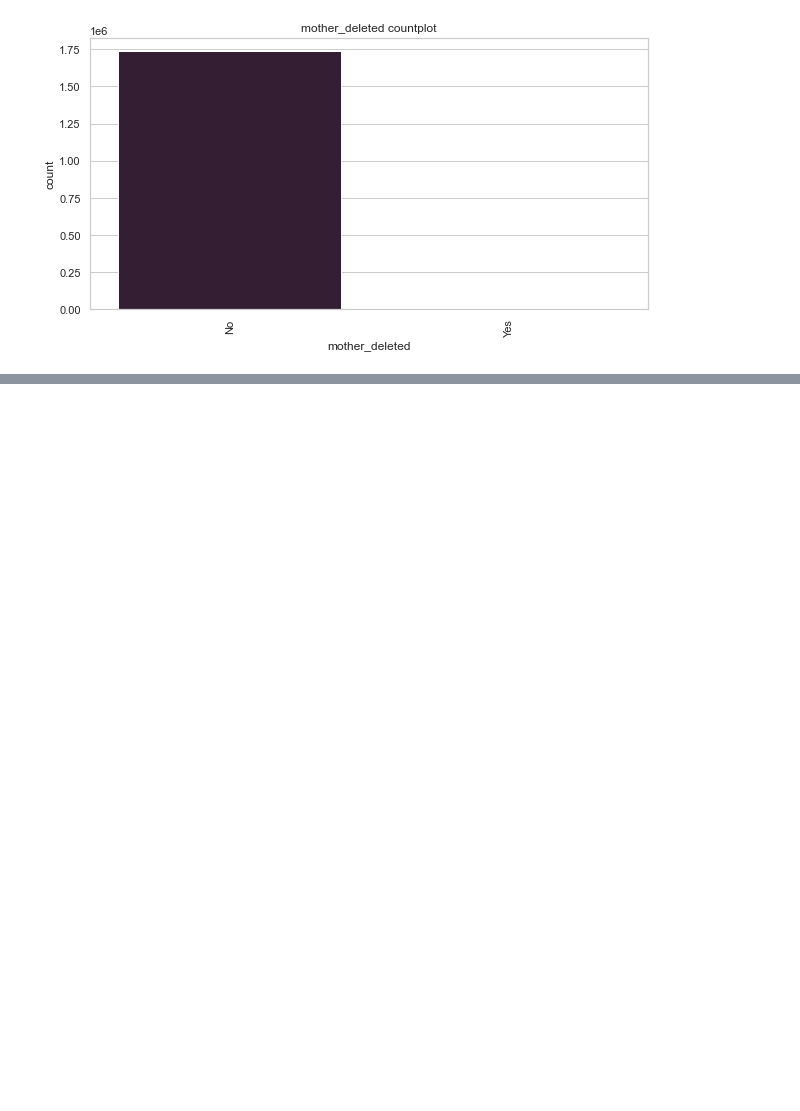
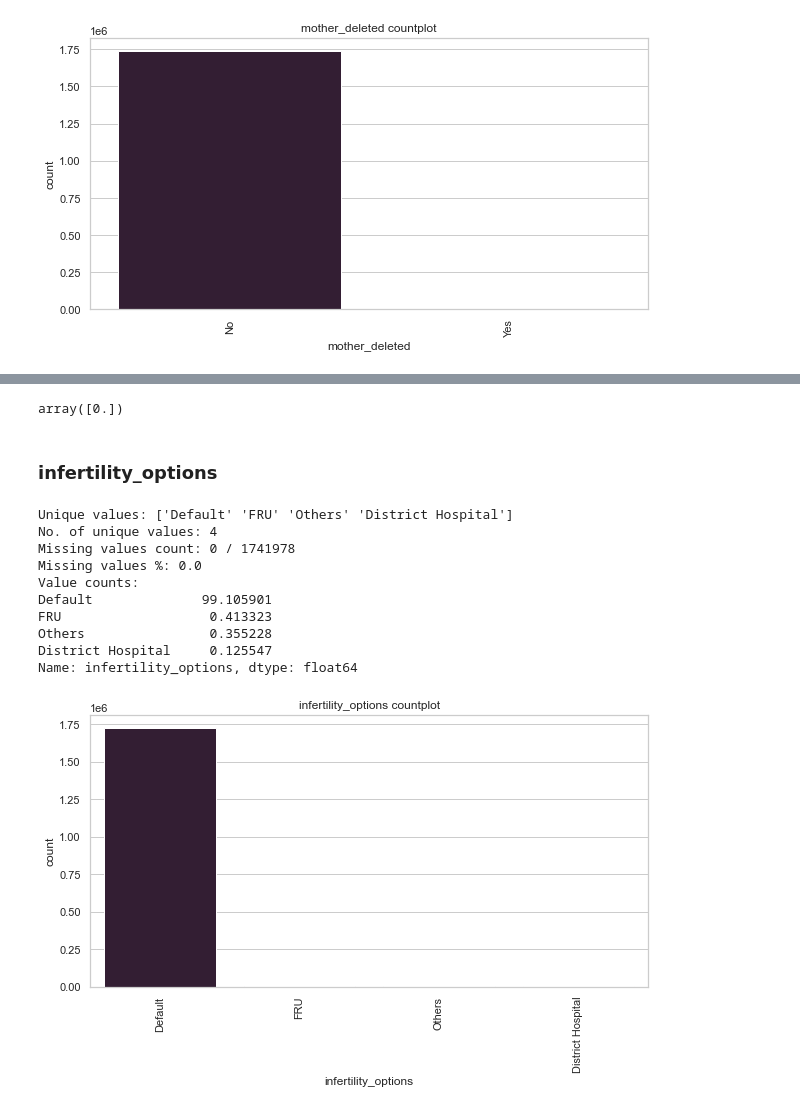
Before and after one commit to Gokul-S-Kumar/child_health_casestudy, a Jupyter notebook: notebooks/0.2-gokul-EDA_ecregistration.ipynb, the cells around one changed output, grey strips where cells are left out. Drawn from its saved outputs; the diff is of its cells as text; code cells hidden in the pictures; blank space fills up the shorter version.

```diff
--- a/notebooks/0.2-gokul-EDA_ecregistration.ipynb
+++ b/notebooks/0.2-gokul-EDA_ecregistration.ipynb
@@ -210,0 +329,20 @@ Name: mother_deleted, dtype: float64
+# %%
+df[df['female_child_born'] == 0]['female_child_live'].unique()
+# %% [output]
+array([0.])
+# %% [markdown]
+### infertility_options
+# %%
+categorical_eda(df, 'infertility_options', (10, 5))
+# %% [output]
+Unique values: ['Default' 'FRU' 'Others' 'District Hospital']
+No. of unique values: 4
+Missing values count: 0 / 1741978
+Missing values %: 0.0
+Value counts:
+Default              99.105901
+FRU                   0.413323
+Others                0.355228
+District Hospital     0.125547
+Name: infertility_options, dtype: float64
+[figure, added]
```
Also changed, not shown: parts of 21 cells of this notebook, 9 other files.
